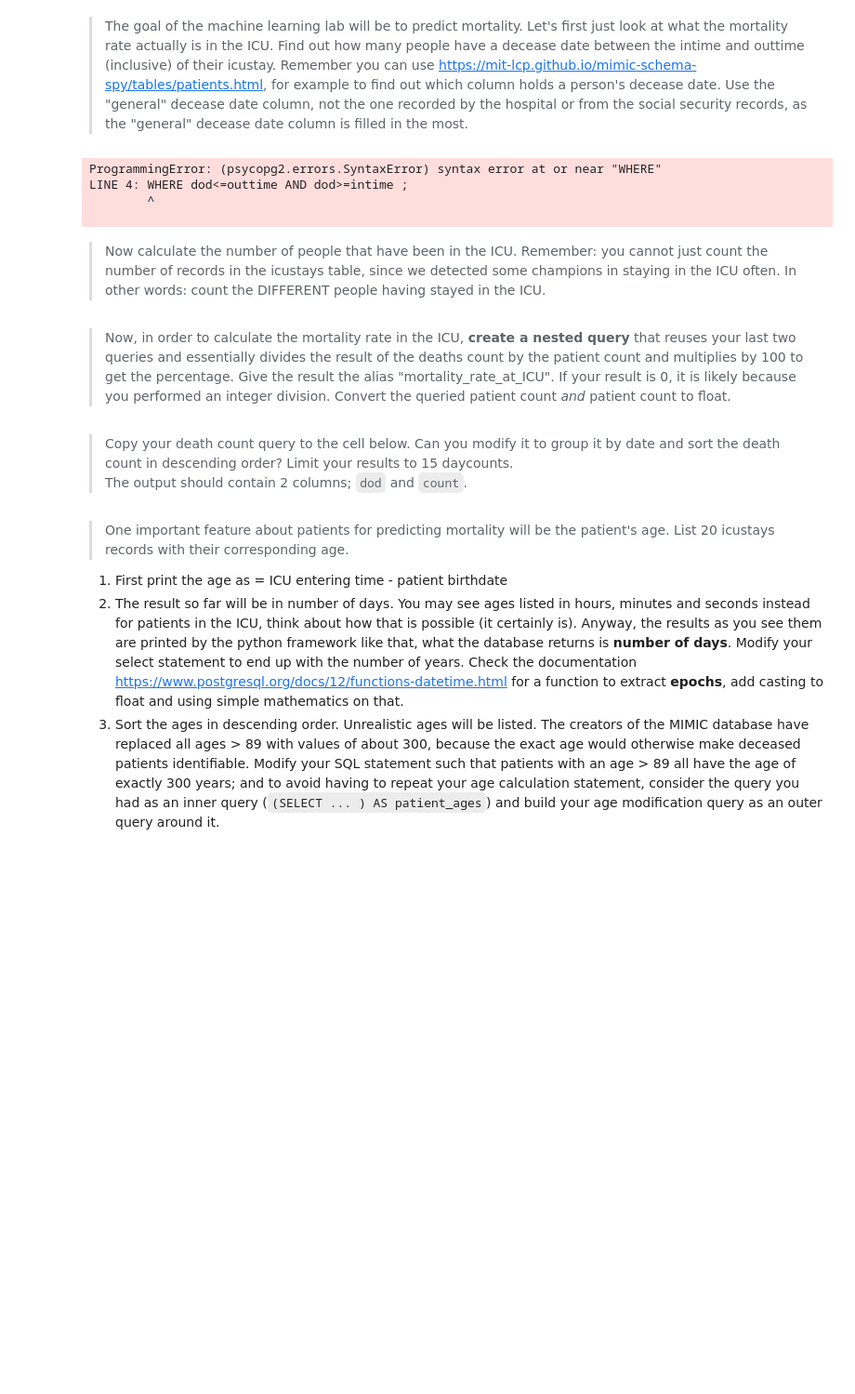
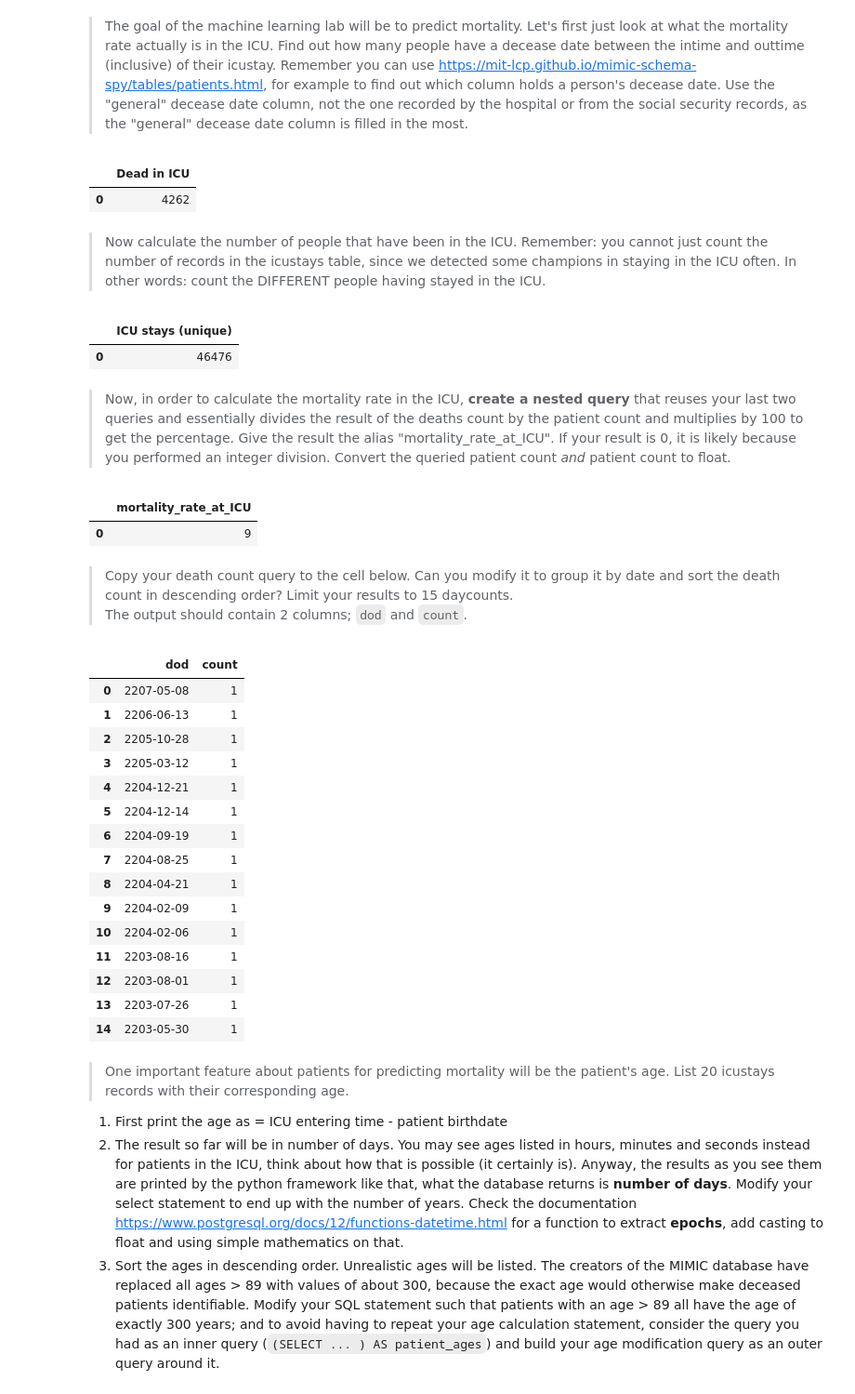
Before and after one commit to cesarz10/Data-Analytics-Healthcare, a Jupyter notebook: Lab_1_SQL.ipynb, the cells around one changed output. Shown at 93% size. Saved outputs shown, nothing was run; the diff lists cells and outputs as text; code cells hidden in the pictures; blank space fills up the shorter version.

```diff
--- a/Lab_1_SQL.ipynb
+++ b/Lab_1_SQL.ipynb
@@ -444,15 +444,9 @@ df_result
 > The goal of the machine learning lab will be to predict mortality. Let's first just look at what the mortality rate actually is in the ICU. Find out how many people have a decease date between the intime and outtime (inclusive) of their icustay. Remember you can use https://mit-lcp.github.io/mimic-schema-spy/tables/patients.html, for example to find out which column holds a person's decease date. Use the "general" decease date column, not the one recorded by the hospital or from the social security records, as the "general" decease date column is filled in the most.
 # %%
 query = """
-SELECT dod, intime, outtime, COUNT(subject_id) AS num FROM mimiciii.patients, mimiciii.icustays
-GROUP BY subject_id
+SELECT COUNT(*) "Dead in ICU" FROM mimiciii.patients JOIN mimiciii.icustays USING(subject_id)
 WHERE dod<=outtime AND dod>=intime
-LIMIT 20;
 """
-
-# no me deja contar porque está mostrando info de diferentes tablas, toca crear una tabla nueva o juntar las dos tablas,
-# si quito el COUNT muestra todo perfecto
-
 
 # YOUR CODE HERE
 # raise NotImplementedError()
@@ -460,23 +454,24 @@ LIMIT 20;
 df_result = pd.read_sql_query(query, conn)
 df_result
 # %% [output]
-ProgrammingError: (psycopg2.errors.SyntaxError) syntax error at or near "WHERE"
-LINE 4: WHERE dod<=outtime AND dod>=intime ;
-        ^
-
+|  | Dead in ICU |
+| 0 | 4262 |
 # %%
 ############################# READ ONLY #############################
 # %% [markdown]
 > Now calculate the number of people that have been in the ICU. Remember: you cannot just count the number of records in the icustays table, since we detected some champions in staying in the ICU often. In other words: count the DIFFERENT people having stayed in the ICU.
 # %%
 query = """
-#+++ your answer here +++
+SELECT COUNT(DISTINCT subject_id) "ICU stays (unique)" FROM mimiciii.icustays
 """
 # YOUR CODE HERE
-raise NotImplementedError()
+# raise NotImplementedError()
 
 df_result = pd.read_sql_query(query, conn)
 df_result
+# %% [output]
+|  | ICU stays (unique) |
+| 0 | 46476 |
 # %%
 ############################# READ ONLY #############################
 # %% [markdown]
@@ -493,3 +479,21 @@ df_result
+# %%
+query = """
+SELECT (100 *
+    (SELECT COUNT(*) "d_count" FROM mimiciii.patients JOIN mimiciii.icustays USING(subject_id)
+WHERE dod<=outtime AND dod>=intime) /
+    (SELECT COUNT(DISTINCT subject_id) "p_count" FROM mimiciii.icustays)) "mortality_rate_at_ICU"
+"""
+
+# calculate mortality rate -> divide death count by patient count and multiply by 100 (%)
+
+# YOUR CODE HERE
+# raise NotImplementedError()
+
+df_result = pd.read_sql_query(query, conn)
+df_result
+# %% [output]
+|  | mortality_rate_at_ICU |
+| 0 | 9 |
 # %%
 ############################# READ ONLY #############################
 # %% [markdown]
@@ -497,14 +501,34 @@ df_result
 > The output should contain 2 columns; `dod` and `count`.
 # %%
 query = """
-#+++ your answer here +++
+SELECT dod, COUNT(*) FROM mimiciii.patients JOIN mimiciii.icustays USING(subject_id)
+WHERE dod<=outtime AND dod>=intime
+GROUP BY dod
+ORDER BY dod DESC
 LIMIT 15;
 """
 # YOUR CODE HERE
-raise NotImplementedError()
+# raise NotImplementedError()
 
 df_result = pd.read_sql_query(query, conn)
 df_result
+# %% [output]
+|  | dod | count |
+| 0 | 2207-05-08 | 1 |
+| 1 | 2206-06-13 | 1 |
+| 2 | 2205-10-28 | 1 |
+| 3 | 2205-03-12 | 1 |
+| 4 | 2204-12-21 | 1 |
+| 5 | 2204-12-14 | 1 |
+| 6 | 2204-09-19 | 1 |
+| 7 | 2204-08-25 | 1 |
+| 8 | 2204-04-21 | 1 |
+| 9 | 2204-02-09 | 1 |
+| 10 | 2204-02-06 | 1 |
+| 11 | 2203-08-16 | 1 |
+| 12 | 2203-08-01 | 1 |
+| 13 | 2203-07-26 | 1 |
+| 14 | 2203-05-30 | 1 |
 # %%
 ############################# READ ONLY #############################
 # %% [markdown]
```
Also changed, not shown: parts of 9 cells of this notebook.
